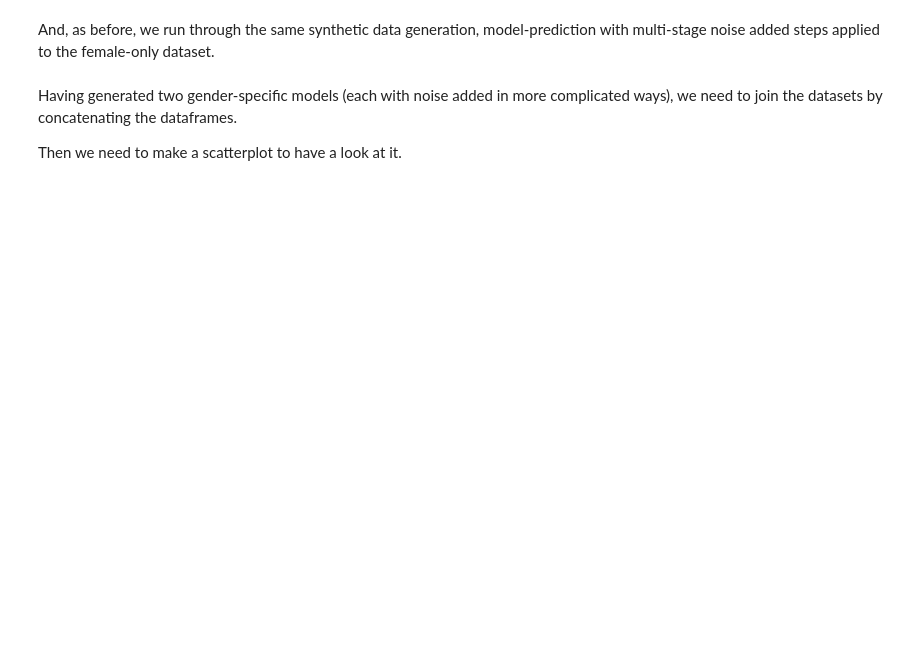
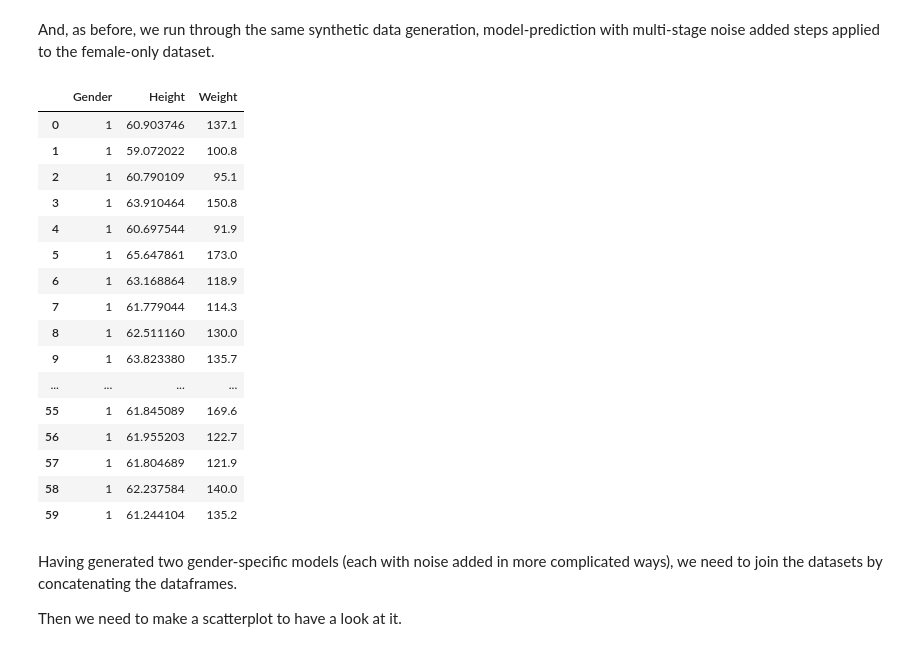
Before and after one commit to UKDataServiceOpen/Synthetic-Data, a Jupyter notebook: 2026/CodeDemo-Basics.ipynb, the cells around one changed output. Saved outputs shown, nothing was run; the diff lists cells and outputs as text; code cells hidden in the pictures; blank space fills up the shorter version.

```diff
--- a/2026/CodeDemo-Basics.ipynb
+++ b/2026/CodeDemo-Basics.ipynb
@@ -974,29 +1026,47 @@ med_fidelity_f_noise = pd.DataFrame(med_fidelity_f_noise)            # Convert d
 # %% [markdown]
 And, as before, we run through the same synthetic data generation, model-prediction with multi-stage noise added steps applied to the female-only dataset.
 # %%
-for ind in med_fidelity_f_noise.index:                               # We still iterate over the newly created data
-    temp_height = (med_fidelity_f_noise['Height'][ind] +             # but we add a step that copies the height, then
-                   np.random.normal(0, 15, 1) -                      # adds a random number (0 mean, 1 standard dev),
-                   np.random.normal(0, 15, 1))                       # then subtracts another random number, then
-    if temp_height < f_h_min:                                        # A quick check to add some height back to
-        too_short = f_h_min - temp_height                            # any rows that are below the minimum of the original
-        temp_height = temp_height + too_short + np.absolute(np.random.normal(0, 3, 1))
-    med_fidelity_f_noise['Height'][ind] = temp_height                # overwrites the height with the added noise.
+female_weight = []                                                                           # create a new empty list to hold the female weight values
 
-    current_pred = females_model.predict(
-        [[med_fidelity_f_noise['Gender'][ind],                       # We create a weight prediction based on gender
-          med_fidelity_f_noise['Height'][ind]]])                     # and the newly noisified height
-    current_pred = (current_pred +                                   # Then we take the predicted weight and add
-                    np.random.normal(0, 15, 1) -                     # another random number (again, 0 mean, 1 std)
-                    np.random.normal(0, 15, 1))                      # then subtract another random number,
-    if current_pred < f_w_min:                                      # A quick check to add some weight to any rows
-        too_light = f_w_min - current_pred                          # that are below the minimum of the original
-        current_pred = current_pred + too_light + np.random.normal(0, 2, 1)
+for ind in med_fidelity_f_noise.index:                                                       # We still iterate over the newly created female heights data
+    temp_height = (med_fidelity_f_noise['Height'][ind] +                                     # but we add a step that copies the height, then
+                   np.random.normal(0, 15, 1) -                                              # adds a random number (0 mean, 15 standard dev),
+                   np.random.normal(0, 15, 1))                                               # then subtracts another random number (0 mean, 15 std), then
+    if temp_height < f_h_min:                                                                # A quick check if the height is shorter than the minimum
+        temp_height = f_h_min + np.absolute(np.random.normal(0, 2, 1))                       # resetting it to the female height minimum, plus (or minus) a random number (0 mean, 2 std)
 
-    med_fidelity_f_noise['Weight'][ind] = (current_pred[0])          # before overwriting the Weight value with our
-                                                                     # newly noisified weight.
+    med_fidelity_f_noise['Height'][ind] = temp_height                                        # overwrites the height with the added noise.
+    current_pred_female = females_model.predict(
+        [[med_fidelity_f_noise['Gender'][ind],                                               # We create a weight prediction based on gender
+          med_fidelity_f_noise['Height'][ind]]])                                             # and the newly noisified height
+    current_pred_female = (current_pred_female +                                             # Then we take the predicted weight and add
+                    np.random.normal(0, 15, 1) -                                             # another random number (again, 0 mean, 15 std)
+                    np.random.normal(0, 15, 1))                                              # then subtract another random number (0 mean, 15 std),
+    if current_pred_female < f_w_min:                                                        # A quick check to see if any weights are below the female minimum
+        current_pred_female = f_w_min + np.random.normal(0, 2, 1)                            # resetting the weight to be the female minimum plus (or minus) a random number (0 mean, 2 std)
+    current_pred_female = np.round(current_pred_female[0],1)                                 # Rounding the predicted weight to avoid excessive post-decimal digits.
+    female_weight.append(current_pred_female)                                                # and appending it to the list created to hold female weights.
 
-# med_fidelity_f_noise                                                 # Check weight has been overwritten.
+med_fidelity_f_noise['Weight'] = (female_weight)                                             # The list of newly created, noisified and rounded weights are then added to the dataframe.
+med_fidelity_f_noise                                                                         # Check it out.
+# %% [output]
+|  | Gender | Height | Weight |
+| 0 | 1 | 60.903746 | 137.1 |
+| 1 | 1 | 59.072022 | 100.8 |
+| 2 | 1 | 60.790109 | 95.1 |
+| 3 | 1 | 63.910464 | 150.8 |
+| 4 | 1 | 60.697544 | 91.9 |
+| 5 | 1 | 65.647861 | 173.0 |
+| 6 | 1 | 63.168864 | 118.9 |
+| 7 | 1 | 61.779044 | 114.3 |
+| 8 | 1 | 62.511160 | 130.0 |
+| 9 | 1 | 63.823380 | 135.7 |
+| ... | ... | ... | ... |
+| 55 | 1 | 61.845089 | 169.6 |
+| 56 | 1 | 61.955203 | 122.7 |
+| 57 | 1 | 61.804689 | 121.9 |
+| 58 | 1 | 62.237584 | 140.0 |
+| 59 | 1 | 61.244104 | 135.2 |
 # %% [markdown]
 Having generated two gender-specific models (each with noise added in more complicated ways), we need to join the datasets by concatenating the dataframes.
 
```
Also changed, not shown: parts of 5 cells of this notebook.
